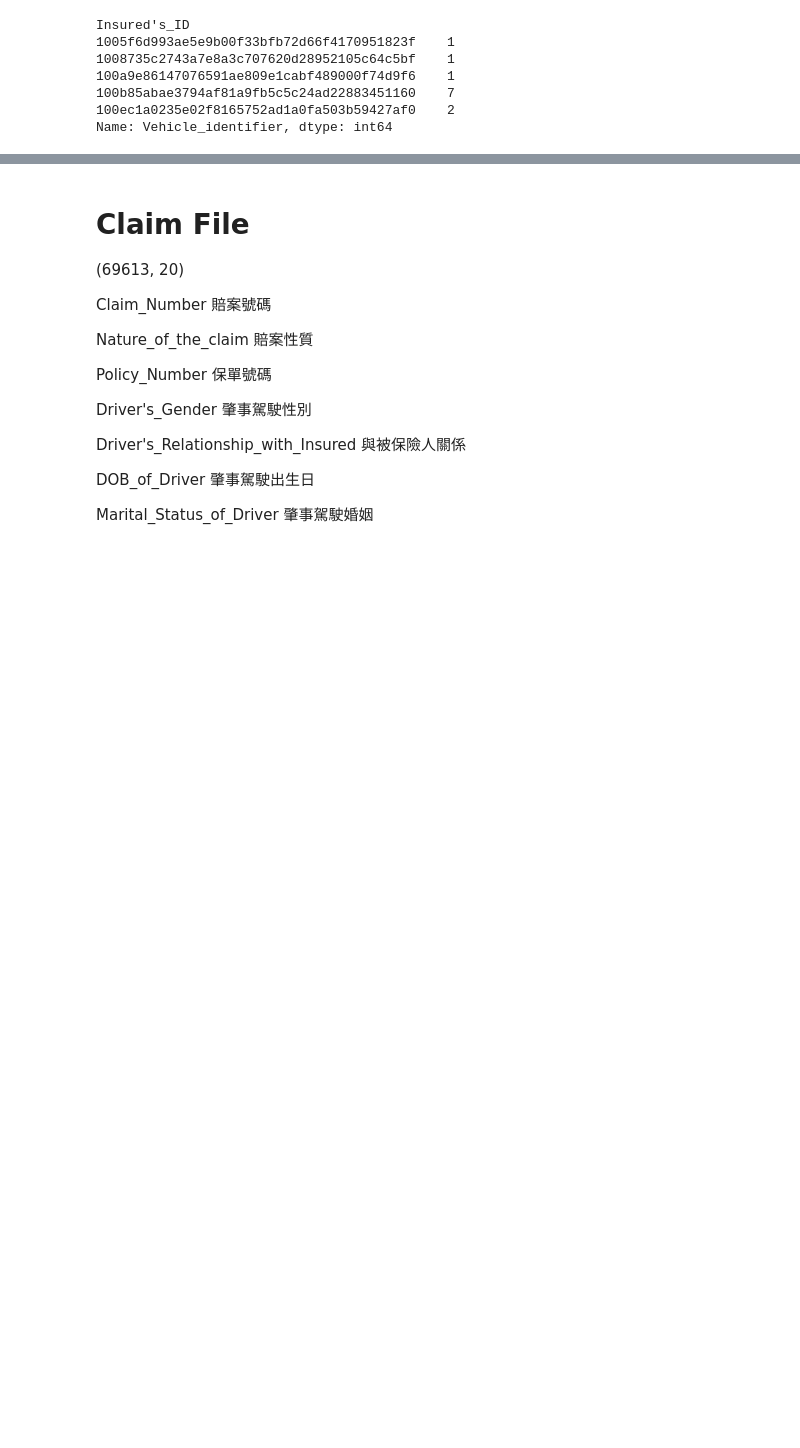
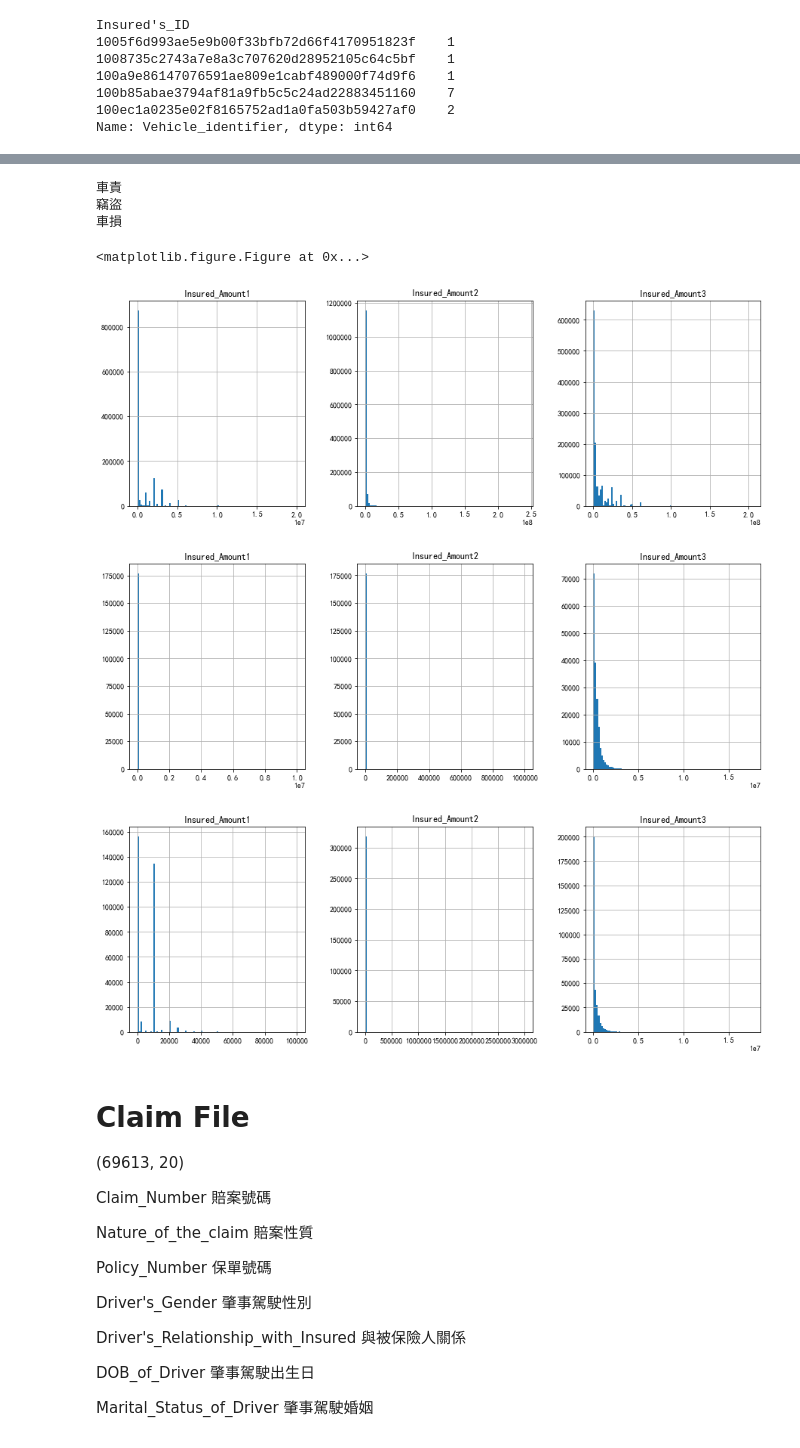
Before and after one commit to taipingeric/tbddd, a Jupyter notebook: EDA.ipynb, the cells around one changed output, grey strips where cells are left out. Cells and saved outputs as stored; diff of their text form; code cells hidden in the pictures; blank space fills up the shorter version.

```diff
--- a/EDA.ipynb
+++ b/EDA.ipynb
@@ -1014,3 +984,18 @@ df_policy[df_policy['Insured\'s_ID'] == '10372a6673cd6e3f4d36da6a741bb19b448a336
+# %%
+# 針對三種險種看 amount1 2 3 分佈
+insurance_group = df_policy.Main_Insurance_Coverage_Group.unique()
+plt.figure(figsize=(15,15))
+for index, insurance_group_type in enumerate(insurance_group):
+    print(insurance_group_type)
+    df_policy[df_policy.Main_Insurance_Coverage_Group == insurance_group_type].loc[:, ['Insured_Amount1', 'Insured_Amount2', 'Insured_Amount3']].hist(bins=100, figsize=(15,5), layout=(1,3))
+# %% [output]
+車責
+竊盜
+車損
+<matplotlib.figure.Figure at 0x...>
+[figure, added]
+[figure, added]
+[figure, added]
 # %%
 ## Summary:
 # '''
```
Also changed, not shown: parts of 3 cells of this notebook.
